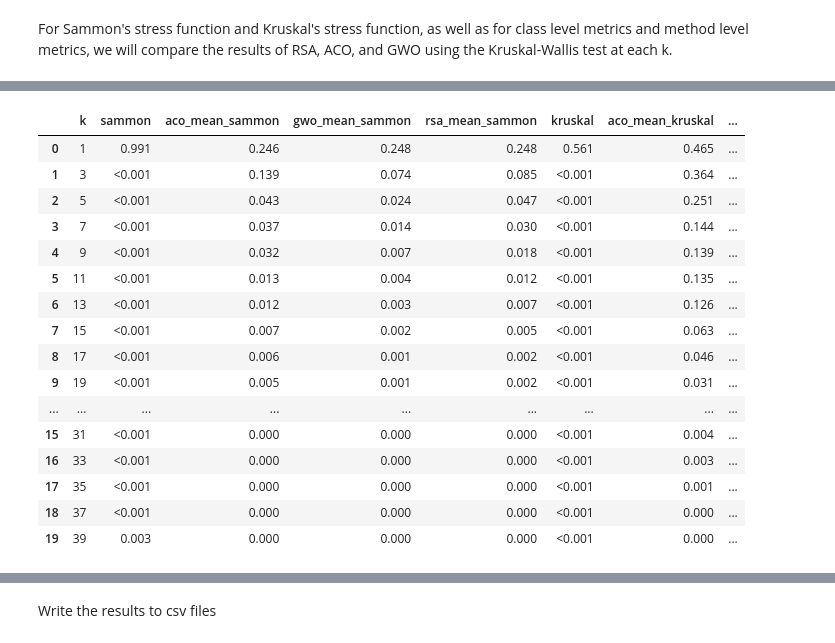
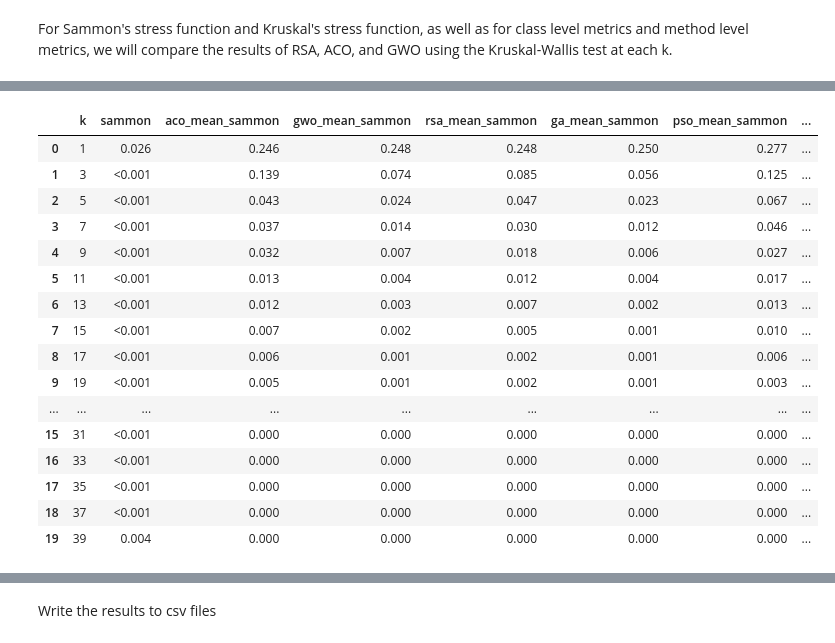
Before and after one commit to proboval/AS-EM-2024-Team5, a Jupyter notebook: HypothesisTests/hypothesis_tests.ipynb, the cells around one changed output, grey strips where cells are left out. Drawn from its saved outputs; the diff is of its cells as text; code cells hidden in the pictures.

```diff
--- a/HypothesisTests/hypothesis_tests.ipynb
+++ b/HypothesisTests/hypothesis_tests.ipynb
@@ -234,12 +285,16 @@ method_k_max
 from scipy.stats import kruskal
 
 
-def wallis_kruskal_test(df, error_fun, k):
+def wallis_kruskal_test(df, df_, error_fun, k):
     rsa = df[df['k'] == k]['best_fitness_rsa_' + error_fun].dropna()
     gwo = df[df['k'] == k]['best_fitness_gwo_' + error_fun].dropna()
     aco = df[df['k'] == k]['best_fitness_aco_' + error_fun].dropna()
+    ga = df_[df_['k'] == k]['best_fitness_ga_' + error_fun].dropna()
+    pso = df_[df_['k'] == k]['best_fitness_pso_' + error_fun].dropna()
 
-    return kruskal(rsa, gwo, aco).pvalue, aco.mean(), gwo.mean(), rsa.mean()
+    return [kruskal(rsa, gwo, aco, pso, ga).pvalue, aco.mean(), gwo.mean(), rsa.mean(), ga.mean(), pso.mean()]
 
-wallis_kruskal_test(class_metrics_results, 'sammon', 1)
+wallis_kruskal_test(class_metrics_results_, class_metrics_results, 'sammon', 1)
+# сделать таблицу ещё одну с данными предыдущей команды
+# для методов тоже
 # %% [output]
@@ -253,13 +310,32 @@ class_level_hyp1_results = pd.DataFrame(columns=['k', 'sammon',
                                                  'aco_mean_sammon',
                                                  'gwo_mean_sammon',
                                                  'rsa_mean_sammon',
+                                                 'ga_mean_sammon',
+                                                 'pso_mean_sammon',
                                                  'kruskal',
-                                                 'aco_mean_kruskal', 'gwo_mean_kruskal', 'rsa_mean_kruskal'])
+                                                 'aco_mean_kruskal',
+                                                 'gwo_mean_kruskal',
+                                                 'rsa_mean_kruskal',
+                                                 'ga_mean_kruskal',
+                                                 'pso_mean_kruskal',])
 
 for k in range(1, class_k_max + 1, 2):
     print(k)
-    sammon, aco_mean_sammon, gwo_mean_sammon, rsa_mean_sammon = wallis_kruskal_test(class_metrics_results, 'sammon', k)
-    kruskal_, aco_mean_kruskal, gwo_mean_kruskal, rsa_mean_kruskal = wallis_kruskal_test(class_metrics_results, 'kruskal', k)
+    res = wallis_kruskal_test(class_metrics_results_, class_metrics_results, 'sammon', k)
+    sammon = res[0]
+    aco_mean_sammon = res[1]
+    gwo_mean_sammon = res[2]
+    rsa_mean_sammon = res[3]
+    ga_mean_sammon = res[4]
+    pso_mean_sammon = res[5]
+
+    res = wallis_kruskal_test(class_metrics_results_, class_metrics_results, 'kruskal', k)
+    kruskal_ = res[0]
+    aco_mean_kruskal = res[1]
+    gwo_mean_kruskal = res[2]
+    rsa_mean_kruskal = res[3]
+    ga_mean_kruskal = res[4]
+    pso_mean_kruskal = res[5]
 
     class_level_hyp1_results = pd.concat([
         class_level_hyp1_results,
@@ -269,10 +345,14 @@ for k in range(1, class_k_max + 1, 2):
             'aco_mean_sammon': aco_mean_sammon,
             'gwo_mean_sammon': gwo_mean_sammon,
             'rsa_mean_sammon': rsa_mean_sammon,
+            'ga_mean_sammon': ga_mean_sammon,
+            'pso_mean_sammon': pso_mean_sammon,
             'kruskal': kruskal_,
             'aco_mean_kruskal': aco_mean_kruskal,
             'gwo_mean_kruskal': gwo_mean_kruskal,
-            'rsa_mean_kruskal': rsa_mean_kruskal
+            'rsa_mean_kruskal': rsa_mean_kruskal,
+            'ga_mean_kruskal': ga_mean_kruskal,
+            'pso_mean_kruskal': pso_mean_kruskal,
         })
     ], ignore_index=True)
 
@@ -388,27 +503,27 @@ format_mean = lambda mean: f'{mean:.3f}'
 # %%
 class_level_hyp1_results['sammon'] = class_level_hyp1_results['sammon'].apply(format_pvalue)
 class_level_hyp1_results['kruskal'] = class_level_hyp1_results['kruskal'].apply(format_pvalue)
-for col in ['aco_mean_sammon', 'gwo_mean_sammon', 'rsa_mean_sammon', 'aco_mean_kruskal', 'gwo_mean_kruskal', 'rsa_mean_kruskal']:
+for col in ['aco_mean_sammon', 'gwo_mean_sammon', 'rsa_mean_sammon', 'ga_mean_sammon', 'pso_mean_sammon', 'aco_mean_kruskal', 'gwo_mean_kruskal', 'rsa_mean_kruskal', 'ga_mean_kruskal', 'pso_mean_kruskal']:
     class_level_hyp1_results[col] = class_level_hyp1_results[col].apply(format_mean)
 class_level_hyp1_results
 # %% [output]
-|  | k | sammon | aco_mean_sammon | gwo_mean_sammon | rsa_mean_sammon | kruskal | aco_mean_kruskal | ... |
-| 0 | 1 | 0.991 | 0.246 | 0.248 | 0.248 | 0.561 | 0.465 | ... |
-| 1 | 3 | <0.001 | 0.139 | 0.074 | 0.085 | <0.001 | 0.364 | ... |
-| 2 | 5 | <0.001 | 0.043 | 0.024 | 0.047 | <0.001 | 0.251 | ... |
-| 3 | 7 | <0.001 | 0.037 | 0.014 | 0.030 | <0.001 | 0.144 | ... |
-| 4 | 9 | <0.001 | 0.032 | 0.007 | 0.018 | <0.001 | 0.139 | ... |
-| 5 | 11 | <0.001 | 0.013 | 0.004 | 0.012 | <0.001 | 0.135 | ... |
-| 6 | 13 | <0.001 | 0.012 | 0.003 | 0.007 | <0.001 | 0.126 | ... |
-| 7 | 15 | <0.001 | 0.007 | 0.002 | 0.005 | <0.001 | 0.063 | ... |
-| 8 | 17 | <0.001 | 0.006 | 0.001 | 0.002 | <0.001 | 0.046 | ... |
-| 9 | 19 | <0.001 | 0.005 | 0.001 | 0.002 | <0.001 | 0.031 | ... |
+|  | k | sammon | aco_mean_sammon | gwo_mean_sammon | rsa_mean_sammon | ga_mean_sammon | pso_mean_sammon | ... |
+| 0 | 1 | 0.026 | 0.246 | 0.248 | 0.248 | 0.250 | 0.277 | ... |
+| 1 | 3 | <0.001 | 0.139 | 0.074 | 0.085 | 0.056 | 0.125 | ... |
+| 2 | 5 | <0.001 | 0.043 | 0.024 | 0.047 | 0.023 | 0.067 | ... |
+| 3 | 7 | <0.001 | 0.037 | 0.014 | 0.030 | 0.012 | 0.046 | ... |
+| 4 | 9 | <0.001 | 0.032 | 0.007 | 0.018 | 0.006 | 0.027 | ... |
+| 5 | 11 | <0.001 | 0.013 | 0.004 | 0.012 | 0.004 | 0.017 | ... |
+| 6 | 13 | <0.001 | 0.012 | 0.003 | 0.007 | 0.002 | 0.013 | ... |
+| 7 | 15 | <0.001 | 0.007 | 0.002 | 0.005 | 0.001 | 0.010 | ... |
+| 8 | 17 | <0.001 | 0.006 | 0.001 | 0.002 | 0.001 | 0.006 | ... |
+| 9 | 19 | <0.001 | 0.005 | 0.001 | 0.002 | 0.001 | 0.003 | ... |
 | ... | ... | ... | ... | ... | ... | ... | ... | ... |
-| 15 | 31 | <0.001 | 0.000 | 0.000 | 0.000 | <0.001 | 0.004 | ... |
-| 16 | 33 | <0.001 | 0.000 | 0.000 | 0.000 | <0.001 | 0.003 | ... |
-| 17 | 35 | <0.001 | 0.000 | 0.000 | 0.000 | <0.001 | 0.001 | ... |
-| 18 | 37 | <0.001 | 0.000 | 0.000 | 0.000 | <0.001 | 0.000 | ... |
-| 19 | 39 | 0.003 | 0.000 | 0.000 | 0.000 | <0.001 | 0.000 | ... |
+| 15 | 31 | <0.001 | 0.000 | 0.000 | 0.000 | 0.000 | 0.000 | ... |
+| 16 | 33 | <0.001 | 0.000 | 0.000 | 0.000 | 0.000 | 0.000 | ... |
+| 17 | 35 | <0.001 | 0.000 | 0.000 | 0.000 | 0.000 | 0.000 | ... |
+| 18 | 37 | <0.001 | 0.000 | 0.000 | 0.000 | 0.000 | 0.000 | ... |
+| 19 | 39 | 0.004 | 0.000 | 0.000 | 0.000 | 0.000 | 0.000 | ... |
 # %%
 method_level_hyp1_results['sammon'] = method_level_hyp1_results['sammon'].apply(format_pvalue)
 method_level_hyp1_results['kruskal'] = method_level_hyp1_results['kruskal'].apply(format_pvalue)
```
Also changed, not shown: parts of 27 cells of this notebook.
